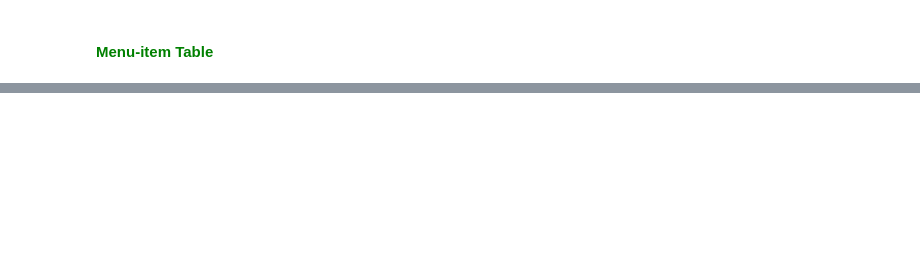
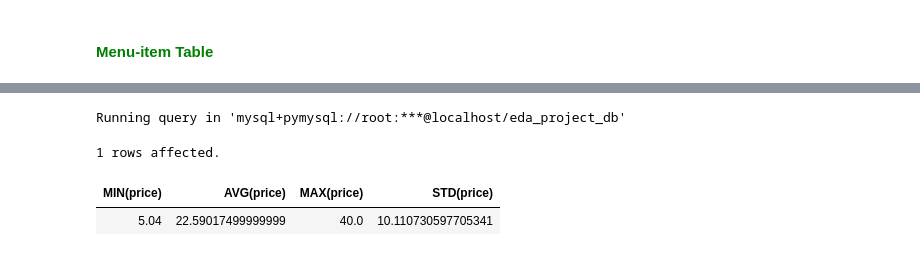
Before and after one commit to Kartika-Nidhi/SQLProjects, a Jupyter notebook: RestaurantAnalysis.ipynb, the cells around one changed output, grey strips where cells are left out. Cells and saved outputs as stored; diff of their text form; code cells hidden in the pictures; blank space fills up the shorter version.

Commit message:
Individual Table analysis completed

```diff
--- a/RestaurantAnalysis.ipynb
+++ b/RestaurantAnalysis.ipynb
@@ -532,0 +565,10 @@ Truncated to displaylimit of 10.
+# %%
+%%sql
+
+SELECT MIN(price), AVG(price), MAX(price), STD(price)
+FROM menu_items;
+# %% [output]
+Running query in 'mysql+pymysql://root:***@localhost/eda_project_db'
+1 rows affected.
+| MIN(price) | AVG(price) | MAX(price) | STD(price) |
+| 5.04 | 22.59017499999999 | 40.0 | 10.110730597705341 |
```
Also changed, not shown: parts of 22 cells of this notebook.
